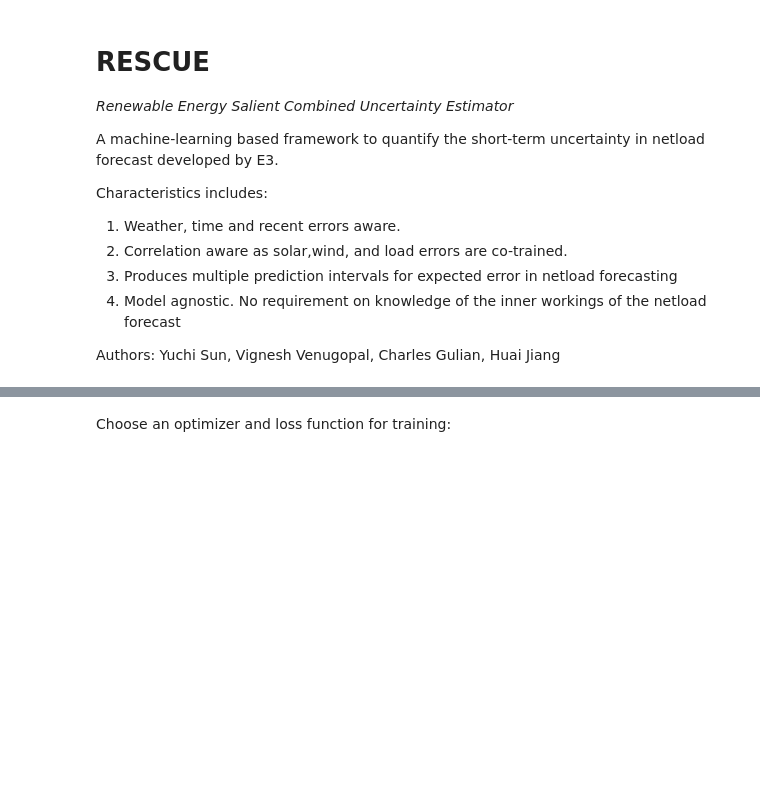
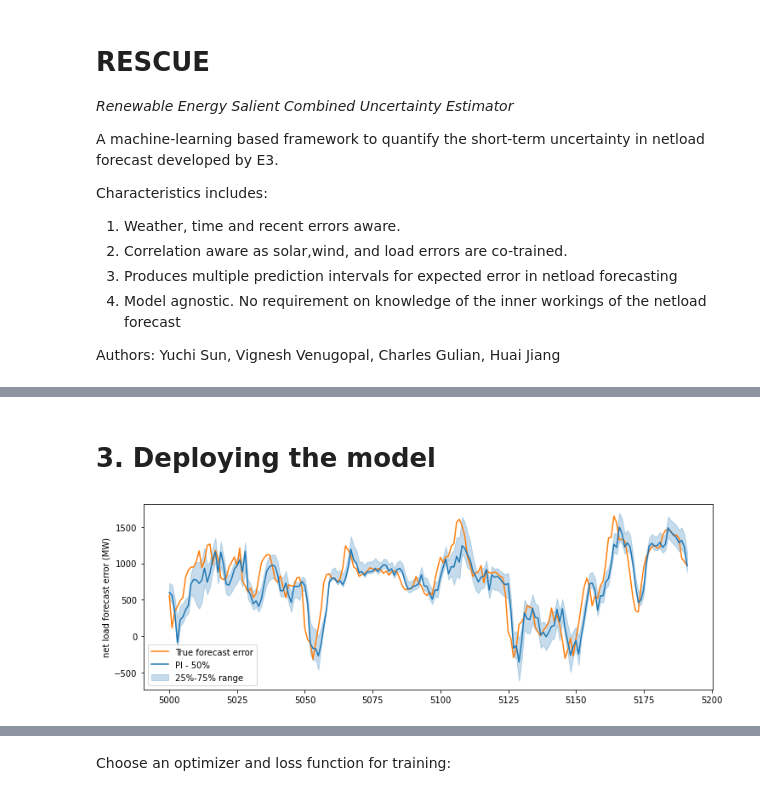
Before and after one commit to e3-/RESERVE-Public, a Jupyter notebook: code/rescue.ipynb, the cells around one changed output, grey strips where cells are left out. Cells and saved outputs as stored; diff of their text form; code cells hidden in the pictures; blank space fills up the shorter version.

Commit message:
Rebase and clean up commit history

```diff
--- a/code/rescue.ipynb
+++ b/code/rescue.ipynb
@@ -41,0 +35,3 @@ Use `tf.data` to batch and shuffle the dataset:
+# %%
+PI_percentiles = np.array([0.25,0.5,0.75])
+model_directory = os.path.join(os.path.dirname(os.getcwd()),'trained_models','rescue_v1_0')
@@ -93,2 +77,0 @@ Evaluate on the testing data set
-# %%
-y_pred = rescue_model.predict(x_test)
@@ -106,0 +156,10 @@ plt.show()
+# %%
+tau = 0.25
+print("Training model for Prediction interval: {:.0%}".format(tau))
+
+rescue_model_set[tau] = tf.keras.models.clone_model(rescue_model)
+rescue_model_set[tau].get_layer(index = 1).adapt(input_trainval.values)
+rescue_model_set[tau].compile(loss = PinballLoss(tau = tau), metrics= [CoverageProbability()],
+                              optimizer=optimizer_choice)
+history = rescue_model_set[tau].fit(train_ds, validation_data=val_ds, epochs=3,
+                                    callbacks=[cb_early_stopping, get_cb_check_points_for_tau(model_directory, tau)])
@@ -106,0 +175,32 @@ plt.show()
+# %% [markdown]
+# 3. Deploying the model
+# %%
+example_range = np.arange(5000,5192)
+input_val_eg = input_val[example_range]
+output_val_eg = output_val[example_range]
+
+# confirm the PI percentiles are symmetrical
+for PI in PI_percentiles:
+    assert 1-PI in PI_percentiles, "Not all PI intervals are constructed symmetrically!"
+
+
+fig,ax = plt.subplots()
+ax.plot(example_range, output_val_eg, color = 'C1', label = 'True forecast error')
+
+# plot median forecast if it is being produced
+if 0.5 in PI_percentiles:
+    ax.plot(example_range, rescue_model_set[0.5].predict(input_val_eg), color = 'C0', label = 'PI - 50%')
+
+for PI in PI_percentiles:
+    if PI<0.5:
+        ax.fill_between(example_range, np.squeeze(rescue_model_set[PI].predict(input_val_eg)),
+                        np.squeeze(rescue_model_set[1-PI].predict(input_val_eg)),
+                        color = 'C0', alpha = PI, label = '{:.0%}-{:.0%} range'.format(PI, 1-PI))
+
+ax.set_ylabel("net load forecast error (MW)")
+ax.legend()
+fig.set_size_inches(12,4)
+
+plt.show()
+# %% [output]
+[figure, added]
```
Also changed, not shown: parts of 23 cells of this notebook, 1 other file.
